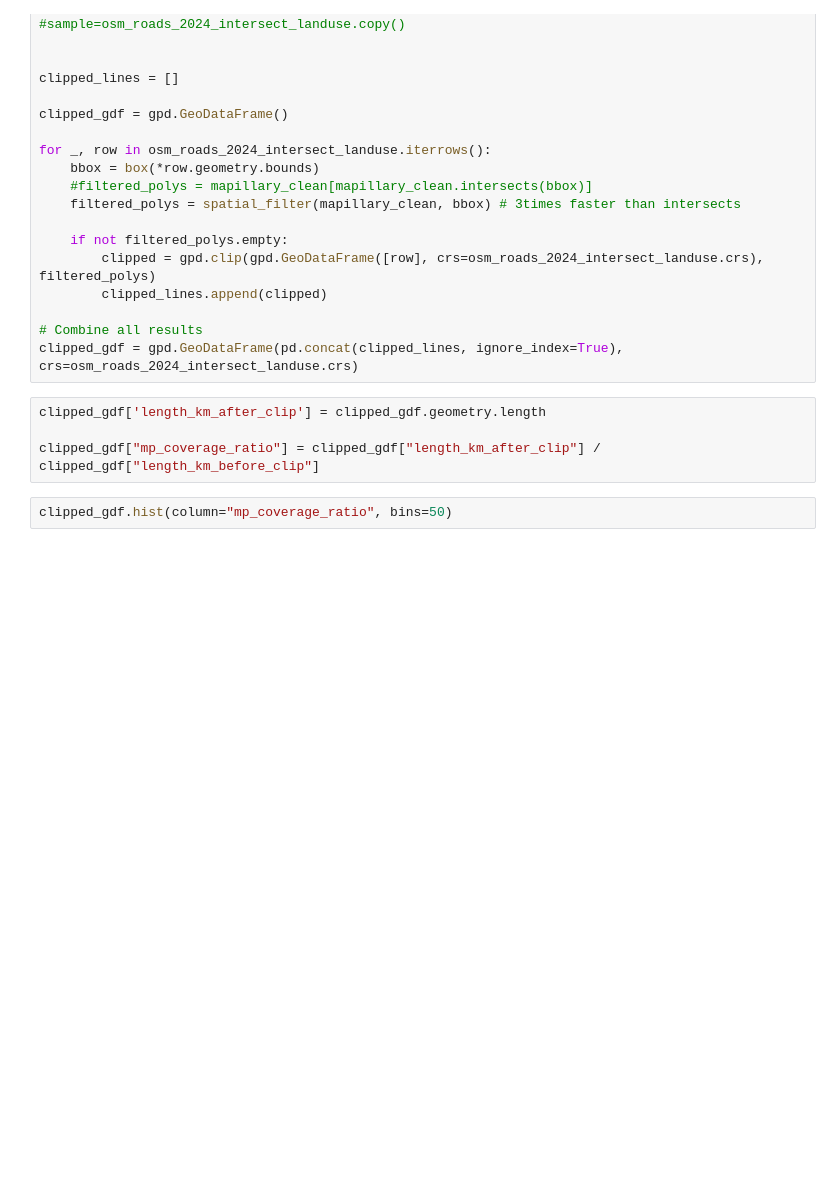
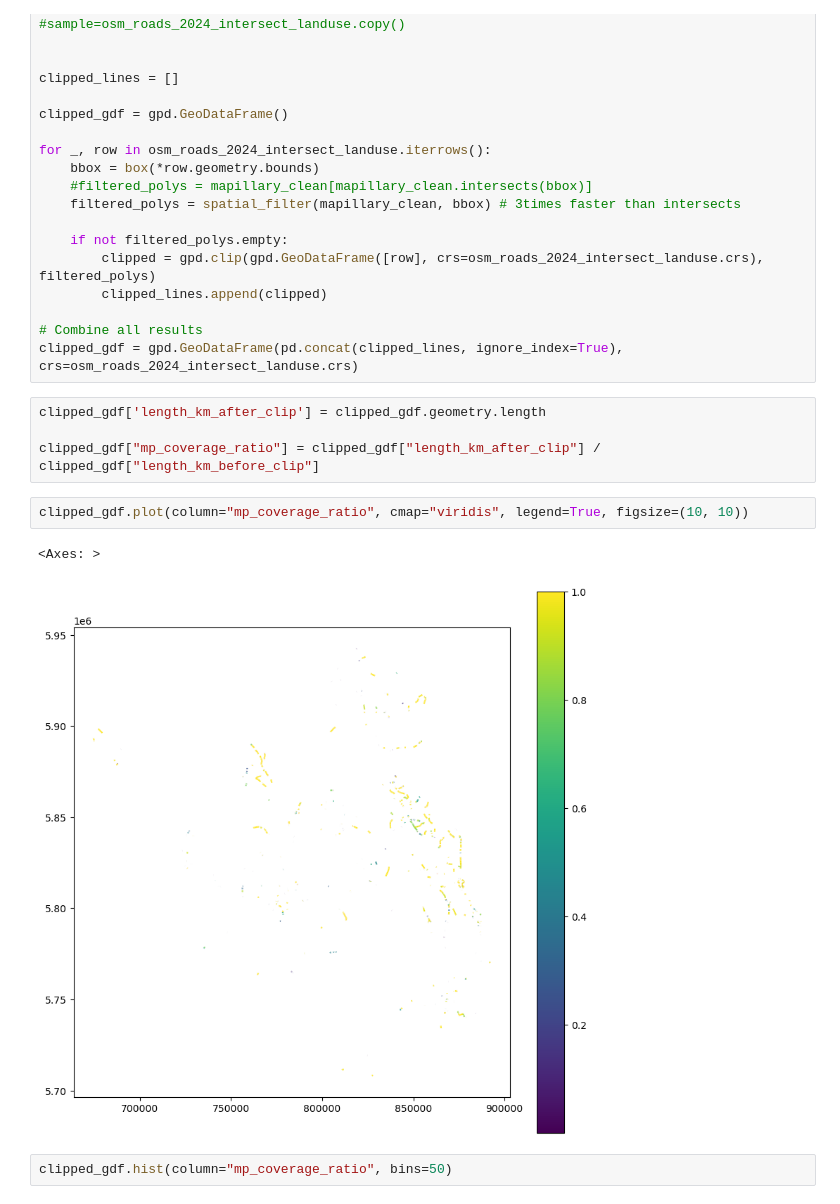
Before and after one commit to vizsim/mapillary_coverage, a Jupyter notebook: 3_use_case_maxspeed_completeness.ipynb, the cells around one changed output. Cells and saved outputs as stored; diff of their text form; blank space fills up the shorter version.

Commit message:
cleaning and added some plots

```diff
--- a/3_use_case_maxspeed_completeness.ipynb
+++ b/3_use_case_maxspeed_completeness.ipynb
@@ -76,6 +75,11 @@ clipped_gdf = gpd.GeoDataFrame(pd.concat(clipped_lines, ignore_index=True), crs=
 clipped_gdf['length_km_after_clip'] = clipped_gdf.geometry.length
 
 clipped_gdf["mp_coverage_ratio"] = clipped_gdf["length_km_after_clip"] / clipped_gdf["length_km_before_clip"]
+# %%
+clipped_gdf.plot(column="mp_coverage_ratio", cmap="viridis", legend=True, figsize=(10, 10))
+# %% [output]
+<Axes: >
+[figure, added]
 # %%
 clipped_gdf.hist(column="mp_coverage_ratio", bins=50)
 # %% [output]
```
Also changed, not shown: parts of 7 cells of this notebook, 1 other file.
